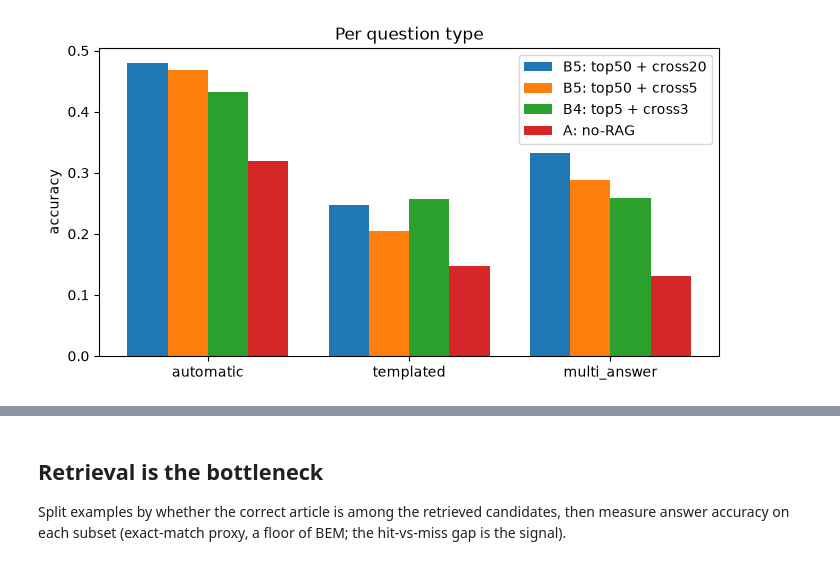
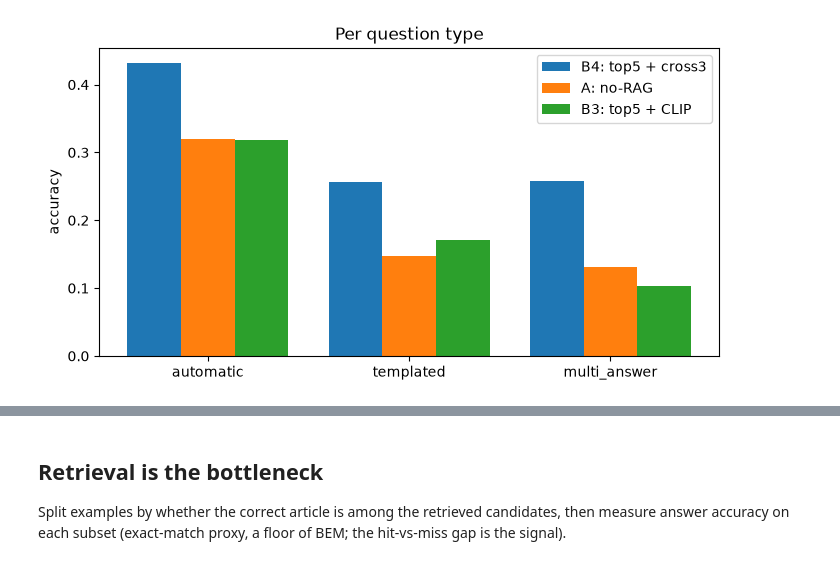
Before and after one commit to isabella-capp/Multimodal-Agentic-RAG-System, a Jupyter notebook: notebooks/strategies/baseline_B.ipynb, the cells around one changed output, grey strips where cells are left out. Saved outputs shown, nothing was run; the diff lists cells and outputs as text; code cells hidden in the pictures.

```diff
--- a/notebooks/strategies/baseline_B.ipynb
+++ b/notebooks/strategies/baseline_B.ipynb
@@ -11,23 +11,17 @@ import matplotlib.pyplot as plt
 OUT = '../../outputs'
 BASE = '/work/cvcs2026/encyclopedic'
 
-# filename -> (label, what it tests)
 DESC = {
-    'results.json':              ('A: no-RAG', 'VLM only (image + question)'),
-    'results_rag.json':          ('B1: top1 + first3', 'top-1 article, first 3 sections, no rerank'),
-    'results_B2.json':           ('B2: top1 + allsec', 'top-1 article, all sections, no rerank'),
-    'results_B2_1.json':         ('B2.1: top5 + allsec', 'top-5 articles, all sections, no rerank'),
-    'results_B3.json':           ('B3: top5 + CLIP', 'top-5 + CLIP rerank (top-3)'),
-    'results_B4.json':           ('B4: top5 + cross3', 'top-5 + cross-encoder (top-3)'),
-    'results_B4_1.json':         ('B4.1: top5 + cross15', 'top-5 + cross-encoder (top-15)'),
-    'results_B5_top20.json':     ('B5: top20 + cross5', 'top-20 + cross-encoder (top-5)'),
-    'results_B5_top50.json':     ('B5: top50 + cross5', 'top-50 + cross-encoder (top-5)'),
-    'results_B5_top50_n20.json': ('B5: top50 + cross20', 'top-50 + cross-encoder (top-20)'),
-    'results_B5_top50_n30.json': ('B5: top50 + cross30', 'top-50 + cross-encoder (top-30)'),
+    'results_A.json':  ('A: no-RAG', 'VLM only (image + question)'),
+    'results_B1.json': ('B1: top1 + first3', 'top-1 article, first 3 sections, no rerank'),
+    'results_B2.json': ('B2: top1 + allsec', 'top-1 article, all sections, no rerank'),
+    'results_B3.json': ('B3: top5 + CLIP', 'top-5 + CLIP rerank (hurts)'),
+    'results_B4.json': ('B4: top5 + cross3', 'top-5 + cross-encoder (top-3)'),
+    'results_B5.json': ('B5: top20 + cross20', 'top-20 + cross-encoder (top-20), full KB — best'),
 }
 
 rows = []
-for f in sorted(glob.glob(OUT + '/results*.json')):
+for f in sorted(glob.glob(OUT + '/baselines/results_*.json')):
     name = os.path.basename(f)
     r = json.load(open(f))
     label, desc = DESC.get(name, (name.replace('results_', '').replace('.json', ''), ''))
@@ -62,12 +51,12 @@ plt.xlabel('BEM accuracy'); plt.title('Baseline B variants'); plt.tight_layout()
 # %%
 types = ['automatic', 'templated', 'multi_answer']
-focus = ['A: no-RAG', 'B4: top5 + cross3', 'B5: top50 + cross5', 'B5: top50 + cross20']
+focus = ['A: no-RAG', 'B3: top5 + CLIP', 'B4: top5 + cross3', 'B5: top50 + cross20']
 sel = [(l, byt) for l, _, _, byt in rows if l in focus]
 x = range(len(types)); w = 0.8 / max(len(sel), 1)
 plt.figure(figsize=(8, 4))
 for i, (l, byt) in enumerate(sel):
     off = (i - (len(sel) - 1) / 2) * w
     plt.bar([j + off for j in x], [byt.get(t, 0) for t in types], w, label=l)
 plt.xticks(list(x), types); plt.ylabel('accuracy'); plt.legend(); plt.title('Per question type'); plt.show()
 # %% [output]
-[figure, old version]
+[figure, new version]
```
Also changed, not shown: parts of 13 cells of this notebook, 4 other files.
